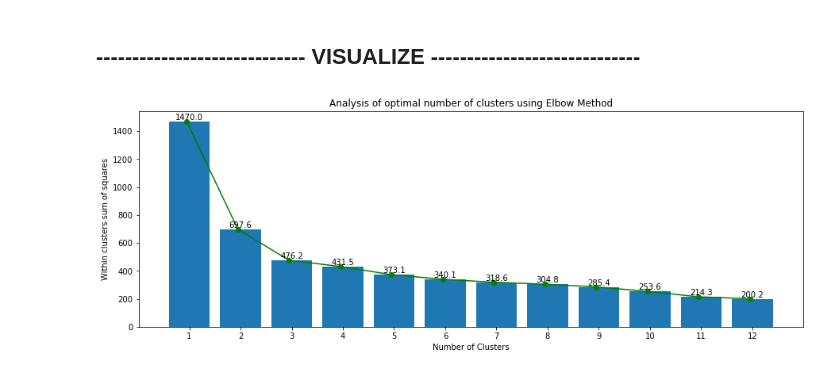
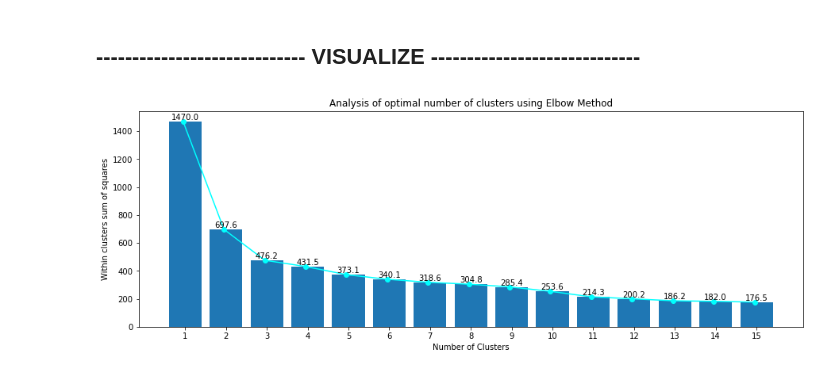
Before and after one commit to ravirajpurohit414/mscs, a Jupyter notebook: ml/proj_final/main.ipynb, the cells around one changed output. Cells and saved outputs as stored; diff of their text form; code cells hidden in the pictures.

```diff
--- a/ml/proj_final/main.ipynb
+++ b/ml/proj_final/main.ipynb
@@ -142,14 +142,6 @@ def build_clusters(data, num_clusters):
     clusters - list
         A list of lists representing the clusters obtained from hierarchical clustering
         Each sublist contains the indices of the data points belonging to that cluster
-
-    Example usage
-    -------------
-    data = np.array([[1.2, 2.5, 3.1, 4.6, 2.0, 1.8, 2.9],
-                     [2.1, 3.2, 4.5, 1.9, 3.5, 2.7, 1.4],
-                     [3.3, 2.6, 1.8, 3.0, 1.5, 2.3, 3.9]])
-    num_clusters = 3
-    clusters = build_clusters(data, num_clusters)
     """
     n = data.shape[0]
     distances = np.zeros((n, n))
@@ -328,7 +310,7 @@ X_train, y_train, X_test, y_test, train_ind = train_test_split(feats, labels)
 test_ind = np.array([i for i in range(len(feats)) if i not in train_ind])
 
 ## Determine optimal number of clusters
-max_clusters = 12
+max_clusters = 15
 wcss_values = []
 accuracies = []
 
@@ -348,9 +330,9 @@ for num_clusters in range(1, max_clusters + 1):
     pred_test = []
     ## classify the test instances
     for test_sample in X_test:
-        predicted_label = knn_classify(test_sample, X_train, y_train_cluster, num_clusters)
+        predicted_label = knn_classifer(test_sample, X_train, y_train_cluster, num_clusters)
         pred_test.append(predicted_label)
 
-    print(f'\n{[i for i in zip(pred_test,y_test)]}')
+#     print(f'\n{[i for i in zip(pred_test,y_test)]}')
 
     accuracies.append(100*np.mean(pred_test == y_test))
@@ -390,31 +357,33 @@ accuracies
 # %% [markdown]
 ## ----------------------------- VISUALIZE -----------------------------
 # %%
-# Plot the number of clusters against WCSS values
+## plot the number of clusters against WCSS values
 plt.figure(figsize=(15, 5))
 
-# Define the x-coordinates of the bars
+## define the x-coordinates of the bars
 x = range(1, max_clusters + 1)
 
-# Plot the bars
+## plot the bars
 plt.bar(x, wcss_values)
 
-# Calculate the midpoints of each bar
-bar_width = 0.9  # Adjust the bar width as desired
+## calculate the midpoints of each bar
+bar_width = 0.9
 midpoints = [(i-0.5) + bar_width / 2 for i in x]
 
-# Plot the line connecting the midpoints
-plt.plot(midpoints, wcss_values, marker='o', color='green')
-plt.xticks(ticks=np.arange(12)+1)
+## plot the line connecting the midpoints
+plt.plot(midpoints, wcss_values, marker='o', color='cyan')
+plt.xticks(ticks=np.arange(15)+1)
 
+## set axes labels and title of the plot
 plt.xlabel('Number of Clusters')
 plt.ylabel('Within clusters sum of squares')
 plt.title('Analysis of optimal number of clusters using Elbow Method')
 
-# Display the bar values
+## display the bar values
 for i, j in zip(x, wcss_values):
     plt.text(i, j, str(round(j,1)), ha='center', va='bottom')
 
+plt.savefig('./outputs/best_number_of_clusters_visualization.png')
 plt.show()
 # %% [output]
-[figure, old version]
+[figure, new version]
```
Also changed, not shown: parts of 4 cells of this notebook, 1 other file.
